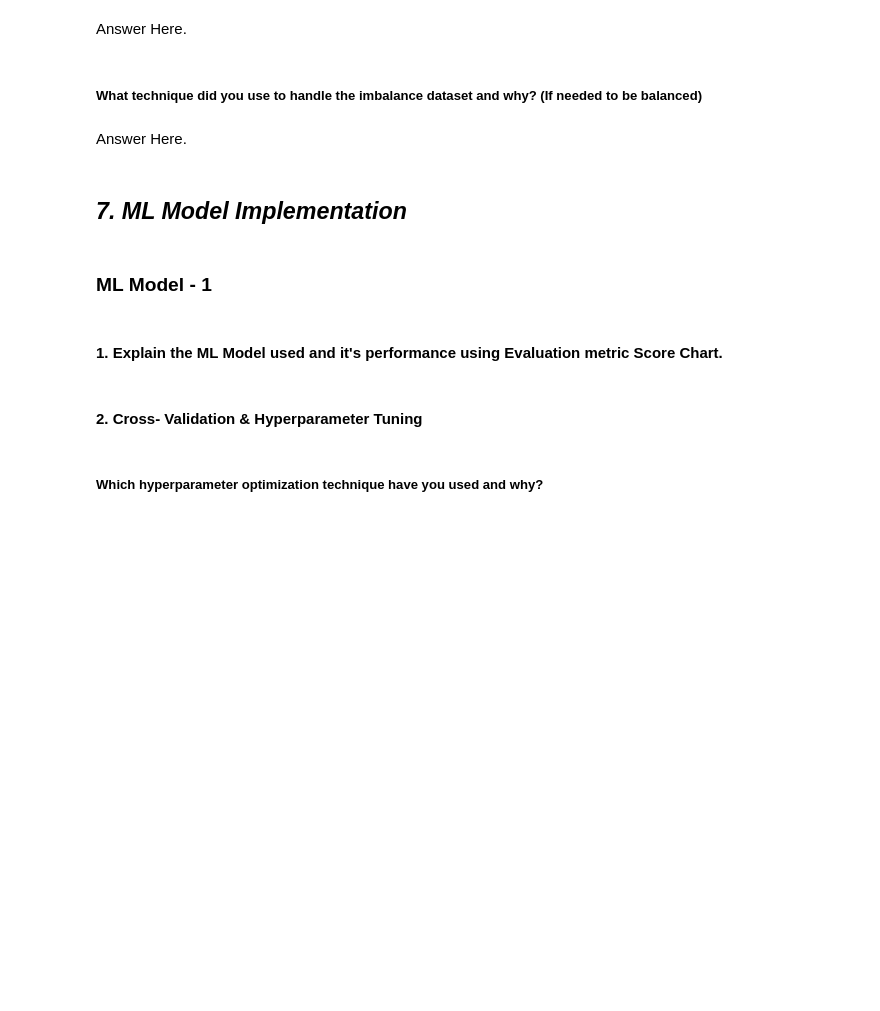
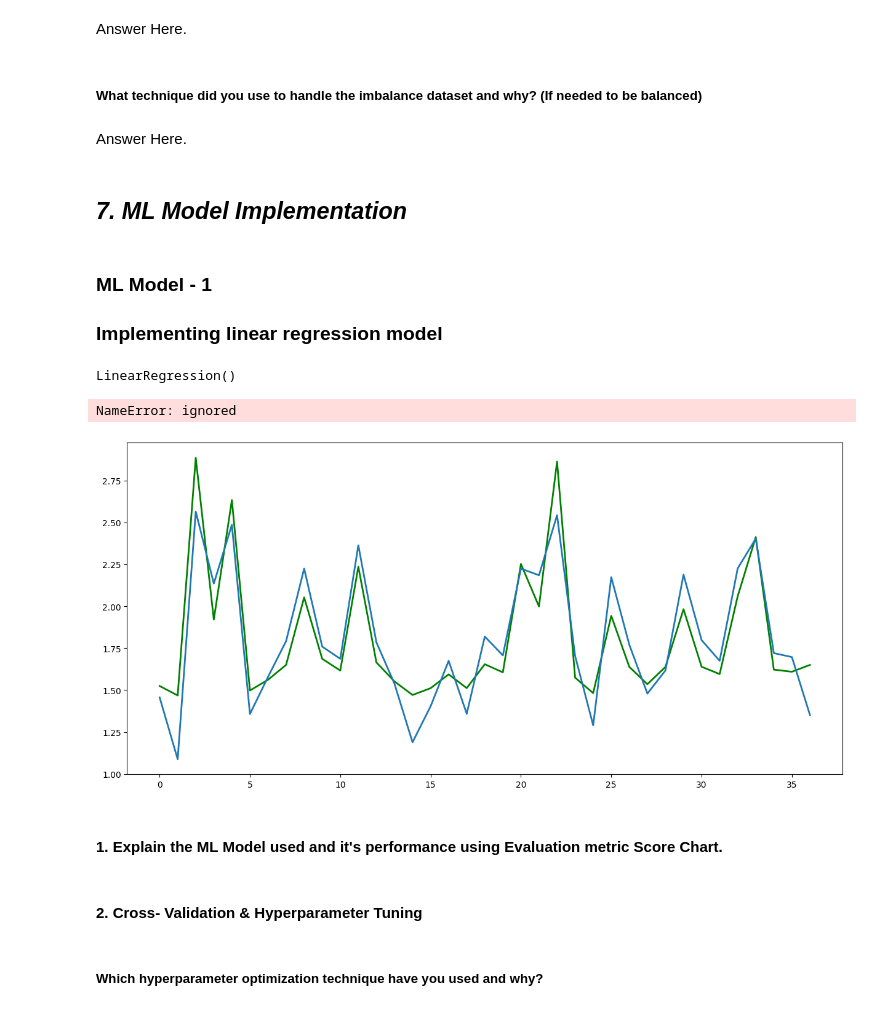
Before and after one commit to kashifkhan9555/Yes_Bank_Closing_price_prediction, a Jupyter notebook: Yes_Bank_Closing_price_prediction.ipynb, the cells around one changed output. Saved outputs shown, nothing was run; the diff lists cells and outputs as text; code cells hidden in the pictures; blank space fills up the shorter version.

```diff
--- a/Yes_Bank_Closing_price_prediction.ipynb
+++ b/Yes_Bank_Closing_price_prediction.ipynb
@@ -945,5 +978,7 @@ Answer Here.
 #### Do you think that your data needs to be transformed? If yes, which transformation have you used. Explain Why?
 # %%
 # Transform Your data
+X = df.drop(columns=['Close','Date'])
+y = df['Close']
 # %% [markdown]
 ### 6. Data Scaling
@@ -951,0 +985,6 @@ Answer Here.
+# %%
+
+# Normalization
+from scipy.stats import zscore
+X = X.apply(zscore)
+y = np.log10(y)
@@ -967,6 +1017,8 @@ Answer Here.
 ### 8. Data Splitting
 # %%
 # Split your data to train and test. Choose Splitting ratio wisely.
+# Split the data into training and testing sets
+X_train, X_test, y_train, y_test = train_test_split(X, y, test_size=0.2, random_state=42)
 # %% [markdown]
 ##### What data splitting ratio have you used and why?
 # %% [markdown]
@@ -987,3 +1039,4 @@ Answer Here.
 ## ***7. ML Model Implementation***
 # %% [markdown]
 ### ML Model - 1
+### Implementing linear regression model
@@ -995,0 +1043,66 @@ Answer Here.
+# %%
+# initialize and fit linear regression
+lr = LinearRegression()
+lr.fit(X_train, y_train)
+# %% [output]
+LinearRegression()
+# %%
+# function to plot model performance
+def plotModelResults(model, X_train=X_train, X_test=X_test, plot_intervals=False, plot_anomalies=False):
+    """
+        Plots modelled vs fact values, prediction intervals and anomalies
+
+    """
+
+    prediction = model.predict(X_test)
+
+    plt.figure(figsize=(15, 7))
+    plt.plot(prediction, "g", label="prediction", linewidth=2.0)
+    plt.plot(y_test.values, label="actual", linewidth=2.0)
+
+    if plot_intervals:
+        cv = cross_val_score(model, X_train, y_train,
+                                    cv=tscv,
+                                    scoring="neg_mean_absolute_error")
+        mae = cv.mean() * (-1)
+        deviation = cv.std()
+
+        scale = 1.96
+        lower = prediction - (mae + scale * deviation)
+        upper = prediction + (mae + scale * deviation)
+
+        plt.plot(lower, "r--", label="upper bond / lower bond", alpha=0.5)
+        plt.plot(upper, "r--", alpha=0.5)
+
+        if plot_anomalies:
+            anomalies = np.array([np.NaN]*len(y_test))
+            anomalies[y_testupper] = y_test[y_test>upper]
+            plt.plot(anomalies, "o", markersize=10, label = "Anomalies")
+
+    error = mean_absolute_percentage_error(prediction, y_test)
+    plt.title("Mean absolute percentage error {0:.2f}".format(error))
+    plt.legend(loc="best")
+    plt.tight_layout()
+    plt.grid(True);
+
+# function to plot coefficients
+def plotCoefficients(model):
+    """
+        Plots sorted coefficient values of the model
+    """
+
+    coefs = pd.DataFrame(model.coef_, X_train.columns)
+    coefs.columns = ["coef"]
+    coefs["abs"] = coefs.coef.apply(np.abs)
+    coefs = coefs.sort_values(by="abs", ascending=False).drop(["abs"], axis=1)
+
+    plt.figure(figsize=(15, 7))
+    coefs.coef.plot(kind='bar')
+    plt.grid(True, axis='y')
+    plt.hlines(y=0, xmin=0, xmax=len(coefs), linestyles='dashed')
+
+plotModelResults(lr, plot_intervals=True)
+plotCoefficients(lr)
+# %% [output]
+NameError: ignored
+[figure, added]
```
Also changed, not shown: parts of 13 cells of this notebook.
